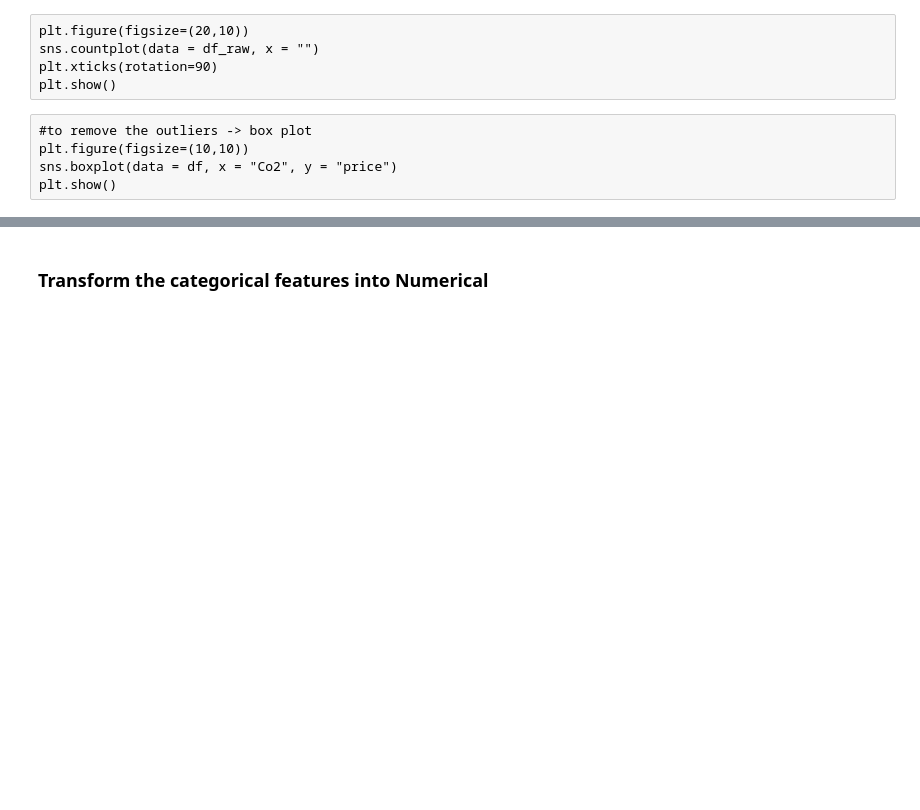
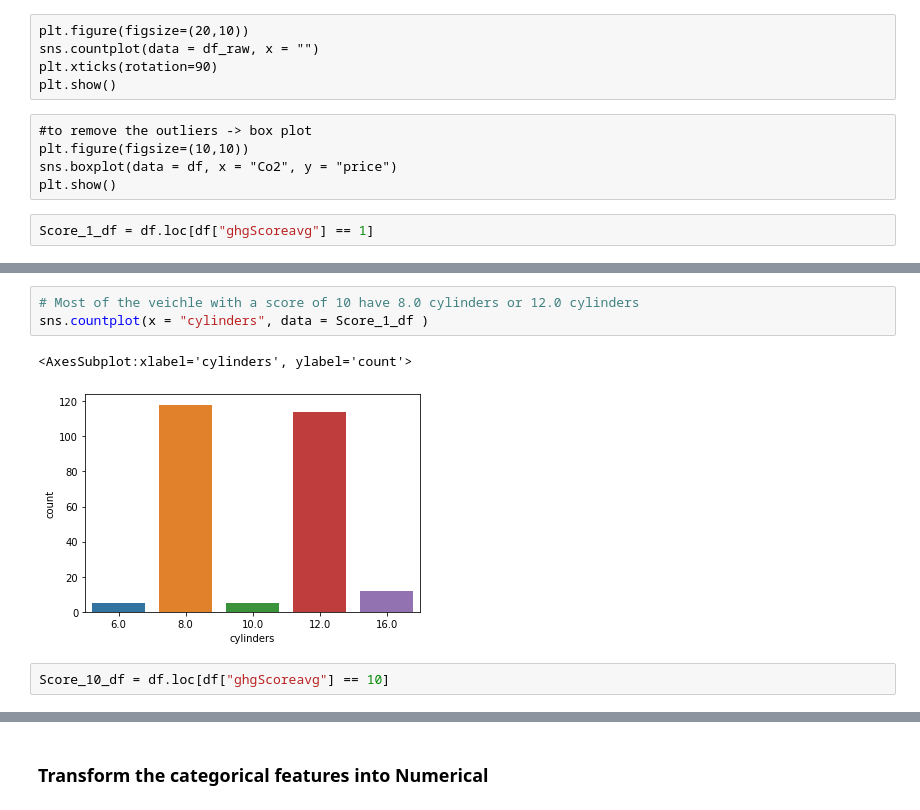
Before and after one commit to filcec/CLTV-project-, a Jupyter notebook: ML A.Luchi & F.Ceccarani-Copy1.ipynb, the cells around one changed output, grey strips where cells are left out. Saved outputs shown, nothing was run; the diff lists cells and outputs as text; blank space fills up the shorter version.

```diff
--- a/ML A.Luchi & F.Ceccarani-Copy1.ipynb
+++ b/ML A.Luchi & F.Ceccarani-Copy1.ipynb
@@ -887,3 +885,5 @@ plt.show()
 plt.figure(figsize=(10,10))
 sns.boxplot(data = df, x = "Co2", y = "price")
 plt.show()
+# %%
+Score_1_df = df.loc[df["ghgScoreavg"] == 1]
@@ -889,0 +899,8 @@ plt.show()
+# %%
+# Most of the veichle with a score of 10 have 8.0 cylinders or 12.0 cylinders
+sns.countplot(x = "cylinders", data = Score_1_df )
+# %% [output]
+<AxesSubplot:xlabel='cylinders', ylabel='count'>
+[figure, added]
+# %%
+Score_10_df = df.loc[df["ghgScoreavg"] == 10]
```
Also changed, not shown: parts of 27 cells of this notebook.
